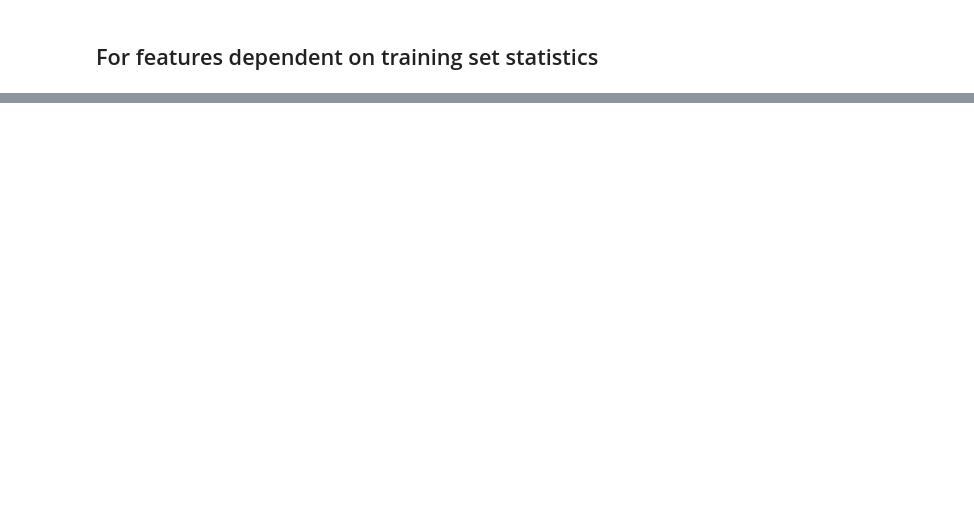
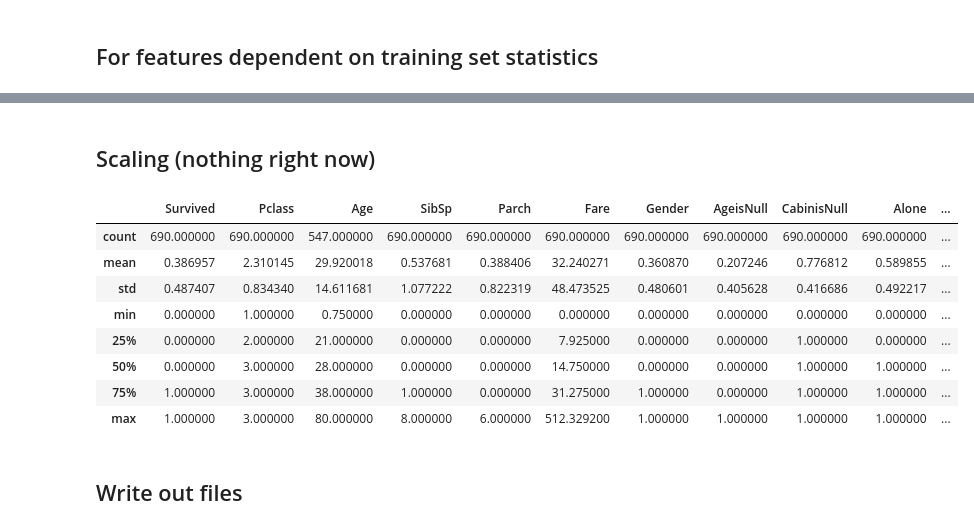
Before and after one commit to domspad/titanic_challenge, a Jupyter notebook: ipynbs/data_prep_3revised.ipynb, the cells around one changed output, grey strips where cells are left out. Cells and saved outputs as stored; diff of their text form; code cells hidden in the pictures; blank space fills up the shorter version.

Commit message:
finished revising data prep 3 (with no scaling)

```diff
--- a/ipynbs/data_prep_3revised.ipynb
+++ b/ipynbs/data_prep_3revised.ipynb
@@ -87,0 +113,2 @@ df['Mrs'] = mrs
+# %%
+dftrain = df.loc[:cv_boundary_index-1,:] #used to determine parameters for buckets and scaling
@@ -87,0 +138,16 @@ df['Mrs'] = mrs
+# %% [markdown]
+## Scaling (nothing right now)
+# %%
+dftrain.describe()
+# %% [output]
+|  | Survived | Pclass | Age | SibSp | Parch | Fare | Gender | AgeisNull | CabinisNull | Alone | ... |
+| count | 690.000000 | 690.000000 | 547.000000 | 690.000000 | 690.000000 | 690.000000 | 690.000000 | 690.000000 | 690.000000 | 690.000000 | ... |
+| mean | 0.386957 | 2.310145 | 29.920018 | 0.537681 | 0.388406 | 32.240271 | 0.360870 | 0.207246 | 0.776812 | 0.589855 | ... |
+| std | 0.487407 | 0.834340 | 14.611681 | 1.077222 | 0.822319 | 48.473525 | 0.480601 | 0.405628 | 0.416686 | 0.492217 | ... |
+| min | 0.000000 | 1.000000 | 0.750000 | 0.000000 | 0.000000 | 0.000000 | 0.000000 | 0.000000 | 0.000000 | 0.000000 | ... |
+| 25% | 0.000000 | 2.000000 | 21.000000 | 0.000000 | 0.000000 | 7.925000 | 0.000000 | 0.000000 | 1.000000 | 0.000000 | ... |
+| 50% | 0.000000 | 3.000000 | 28.000000 | 0.000000 | 0.000000 | 14.750000 | 0.000000 | 0.000000 | 1.000000 | 1.000000 | ... |
+| 75% | 1.000000 | 3.000000 | 38.000000 | 1.000000 | 0.000000 | 31.275000 | 1.000000 | 0.000000 | 1.000000 | 1.000000 | ... |
+| max | 1.000000 | 3.000000 | 80.000000 | 8.000000 | 6.000000 | 512.329200 | 1.000000 | 1.000000 | 1.000000 | 1.000000 | ... |
+# %% [markdown]
+## Write out files
```
Also changed, not shown: parts of 12 cells of this notebook, 3 other files.
